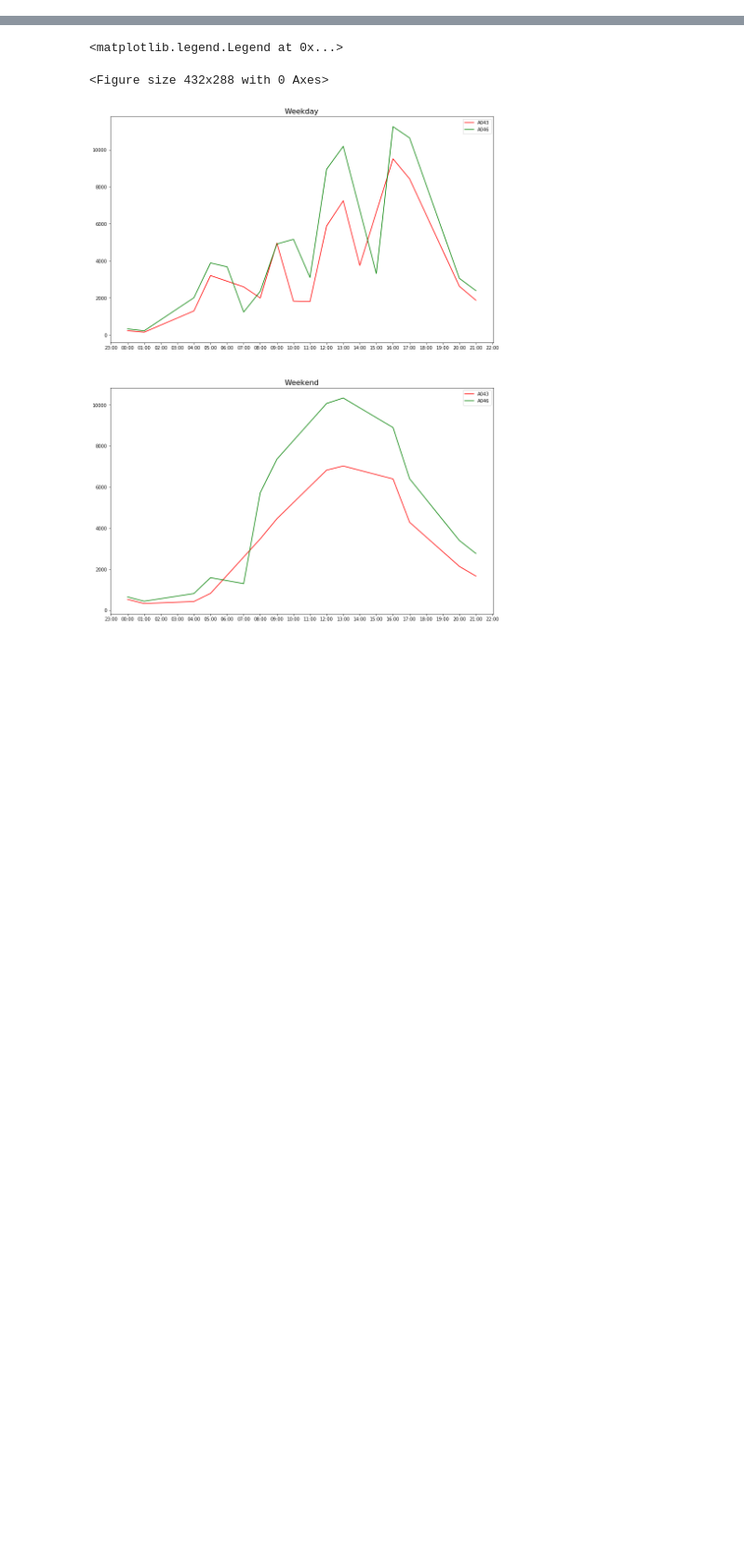
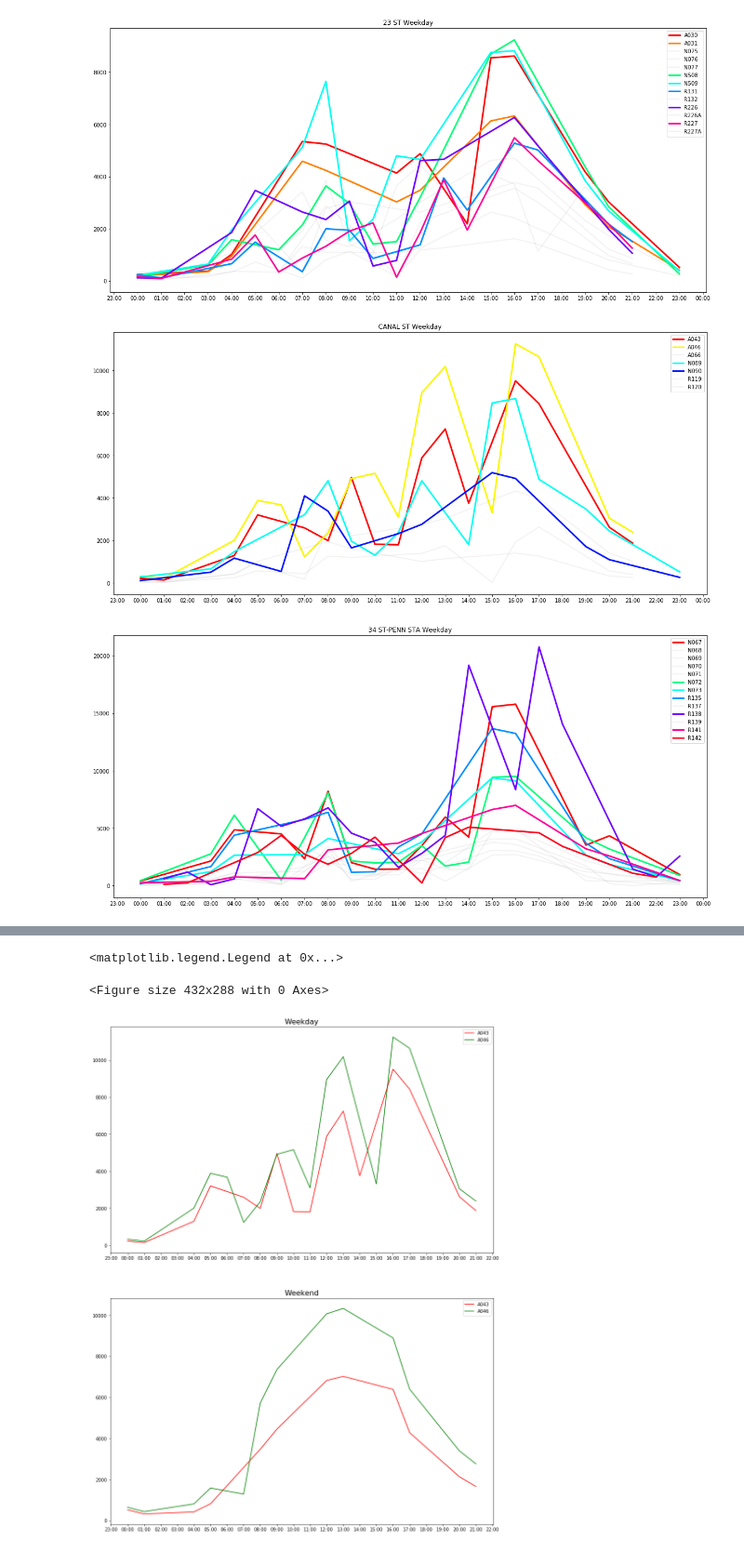
Before and after one commit to jhudiono/metis_scratch, a Jupyter notebook: benson_graph.ipynb, the cells around one changed output, grey strips where cells are left out. Shown at 93% size. Drawn from its saved outputs; the diff is of its cells as text; code cells hidden in the pictures; blank space fills up the shorter version.

```diff
--- a/benson_graph.ipynb
+++ b/benson_graph.ipynb
@@ -41,0 +42,32 @@ def make_graph_all_CA(sg, ax, i):
+# %%
+def make_graphs_CA_per_station():
+    for name, st in stations_dict.items():
+        plt.figure(figsize = [20, 20])
+        plot_by_CA(st['wkdy'], plt.subplot(2, 1, 1))
+        plt.title(name + " Weekday")
+        #plot_by_CA(st['wknd'], plt.subplot(2, 1, 2))
+        #plt.title(name + " Weekend")
+        plt.show()
+
+def plot_by_CA(sg, ax):
+    ax.xaxis.set_major_locator(HourLocator())
+    ax.xaxis.set_major_formatter(DateFormatter('%H:%M'))
+
+    df = sg.df.groupby(by=["CA", "TIME"])['TOTAL_DELTA'].mean().to_frame(name='TOTAL_DELTA_PER_HOUR').reset_index()
+    CA_list = df.CA.unique()
+    for i,CA in enumerate(CA_list):
+        df_CA = df[df.CA == CA]
+        if df_CA['TOTAL_DELTA_PER_HOUR'].max() < 5000:
+            ax.plot(df_CA['TIME'], df_CA.TOTAL_DELTA_PER_HOUR, c='grey', alpha=0.1, linewidth=2)
+        else:
+            ax.plot(df_CA['TIME'],
+                df_CA.TOTAL_DELTA_PER_HOUR,
+                c=plt.cm.get_cmap('hsv', len(CA_list))(i),
+                linewidth=3)
+    plt.legend(df['CA'].unique())
+
+make_graphs_CA_per_station()
+# %% [output]
+[figure, added]
+[figure, added]
+[figure, added]
```
Also changed, not shown: parts of 6 cells of this notebook.
